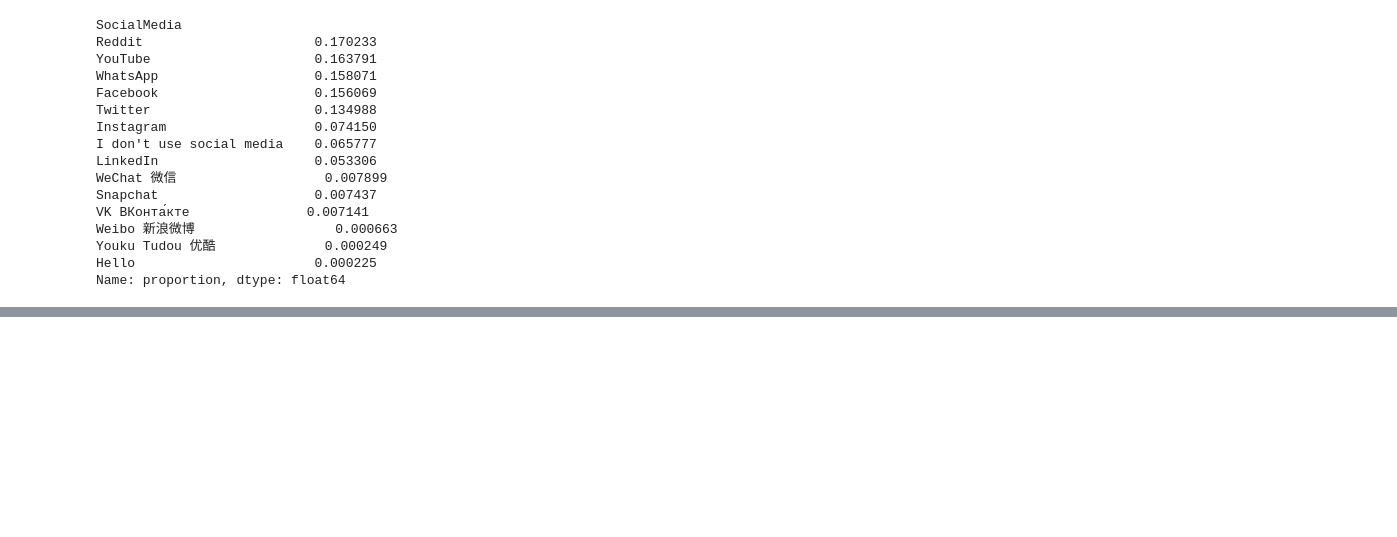
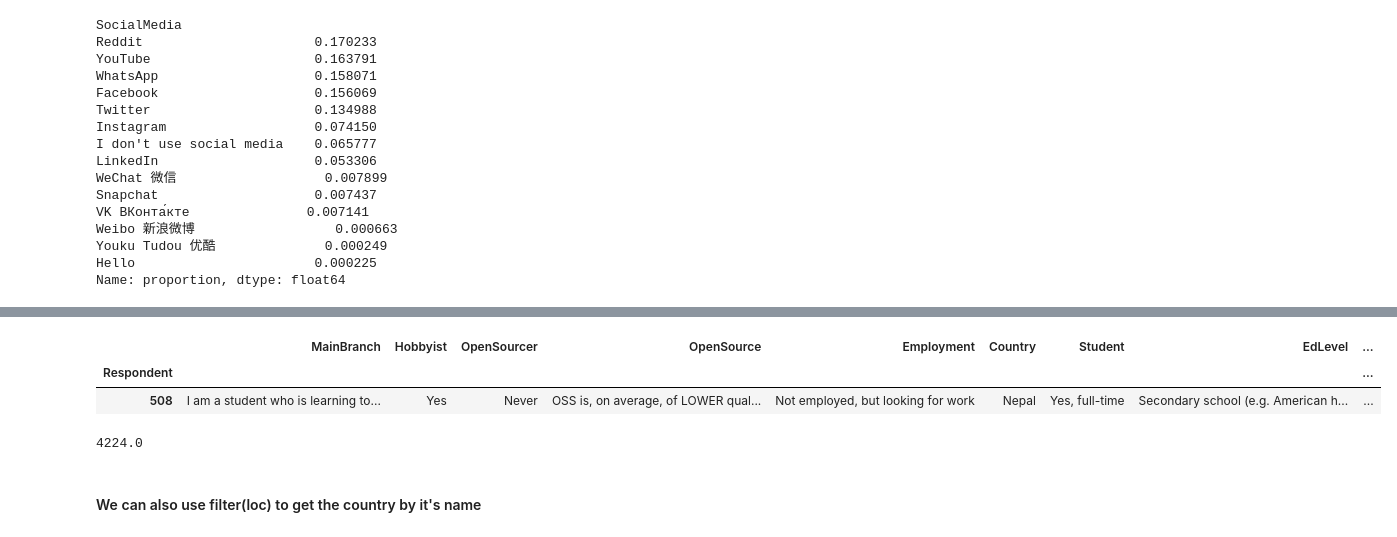
Before and after one commit to pkrlfamous/ML-Python, a Jupyter notebook: Pandas/pandas-practice.ipynb, the cells around one changed output, grey strips where cells are left out. Saved outputs shown, nothing was run; the diff lists cells and outputs as text; code cells hidden in the pictures; blank space fills up the shorter version.

Commit message:
Part 8: Grouping popular social media by countries To implement the groupby function we follow three step 1. splitting the objects 2. applying a function 3. combining the result

```diff
--- a/Pandas/pandas-practice.ipynb
+++ b/Pandas/pandas-practice.ipynb
@@ -1446,0 +1469,14 @@ Name: proportion, dtype: float64
+# %%
+country_grp = df.groupby(['Country']) # returns a pandas GroupbyDataFrame object
+# %%
+country_grp.get_group('Nepal').head(1)
+# %% [output]
+|  | MainBranch | Hobbyist | OpenSourcer | OpenSource | Employment | Country | Student | EdLevel | ... |
+| Respondent |  |  |  |  |  |  |  |  | ... |
+| 508 | I am a student who is learning to... | Yes | Never | OSS is, on average, of LOWER qual... | Not employed, but looking for work | Nepal | Yes, full-time | Secondary school (e.g. American h... | ... |
+# %%
+country_grp.get_group('Nepal')['ConvertedComp'].median() # getting the median salary of the Nepal
+# %% [output]
+4224.0
+# %% [markdown]
+#### We can also use filter(loc) to get the country by it's name
```
Also changed, not shown: parts of 11 cells of this notebook.
